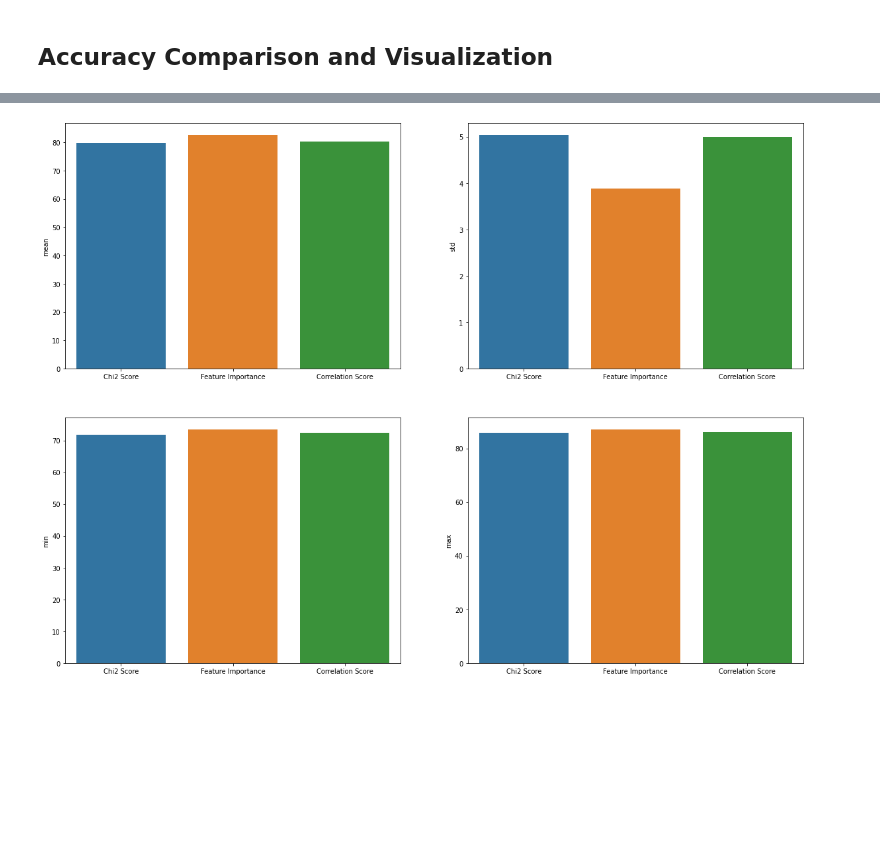
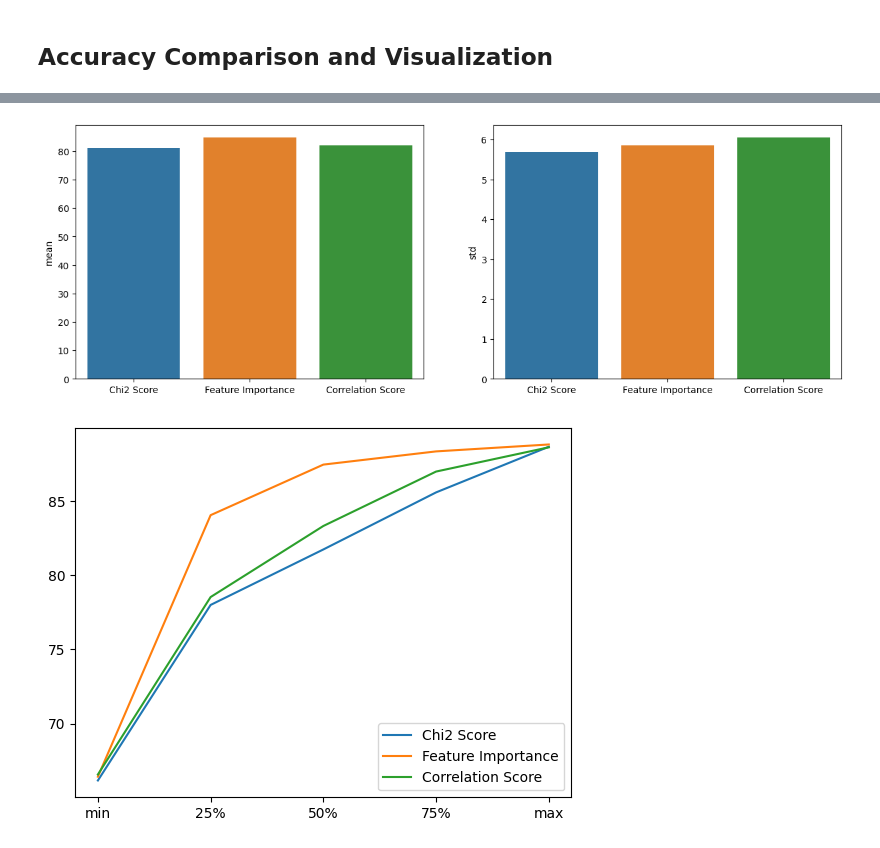
Before and after one commit to ajaivasudeve/jupyter_notebooks, a Jupyter notebook: hotel_booking/hotel_booking.ipynb, the cells around one changed output, grey strips where cells are left out. Saved outputs shown, nothing was run; the diff lists cells and outputs as text; code cells hidden in the pictures; blank space fills up the shorter version.

```diff
--- a/hotel_booking/hotel_booking.ipynb
+++ b/hotel_booking/hotel_booking.ipynb
@@ -376,7 +391,7 @@ plt.show()
 feat_len = len(chi2_score)
 chi2_df = pd.DataFrame()
 while (feat_len >= 1):
-    X_imp = data[chi2_score.nlargest(feat_len).index]
+    X_imp = X[chi2_score.nlargest(feat_len).index]
 
     SS = StandardScaler()
     X_imp_std = SS.fit_transform(X_imp)
@@ -431,7 +447,7 @@ plt.show()
 feat_len = len(feat_importances)
 ft_imp_df = pd.DataFrame()
 while (feat_len >= 1):
-    X_imp = data[feat_importances.nlargest(feat_len).index]
+    X_imp = X[feat_importances.nlargest(feat_len).index]
 
     SS = StandardScaler()
     X_imp_std = SS.fit_transform(X_imp)
@@ -479,5 +495,5 @@ plt.show()
 # %%
-target_corr = corr_mtx['reservation_status'].drop(['reservation_status'], axis=0)
+target_corr = corr_mtx['is_canceled'].drop(['is_canceled'], axis=0)
 for val in range(len(target_corr)):
     target_corr[val] = abs(target_corr[val])
 plt.figure(figsize=(10,10))
@@ -492,7 +508,7 @@ feat_len = len(target_corr)
 corr_df = pd.DataFrame()
 
 while (feat_len >= 1):
-    X_imp = data[target_corr.nlargest(feat_len).index]
+    X_imp = X[target_corr.nlargest(feat_len).index]
 
     SS = StandardScaler()
     X_imp_std = SS.fit_transform(X_imp)
@@ -542,9 +558,15 @@ acc_comp_df
 # %%
-fig, axes = plt.subplots(2, 2, figsize=(20, 15))
-sns.barplot(ax=axes[0, 0], x=acc_comp_df.index, y=acc_comp_df['mean'])
-sns.barplot(ax=axes[0, 1], x=acc_comp_df.index, y=acc_comp_df['std'])
-sns.barplot(ax=axes[1, 0], x=acc_comp_df.index, y=acc_comp_df['min'])
-sns.barplot(ax=axes[1, 1], x=acc_comp_df.index, y=acc_comp_df['max'])
+fig, axes = plt.subplots(1, 2, figsize=(15, 5))
+sns.barplot(ax=axes[0], x=acc_comp_df.index, y=acc_comp_df['mean'])
+sns.barplot(ax=axes[1], x=acc_comp_df.index, y=acc_comp_df['std'])
 plt.show()
 # %% [output]
-[figure, old version]
+[figure, new version]
+# %%
+plot_df = acc_comp_df[['min', '25%', '50%', '75%', 'max']]
+for row in plot_df.iterrows():
+    plt.plot(plot_df.loc[row[0]].index, plot_df.loc[row[0]].values, label=row[0])
+plt.legend()
+plt.show()
+# %% [output]
+[figure, added]
```
Also changed, not shown: parts of 61 cells of this notebook.
